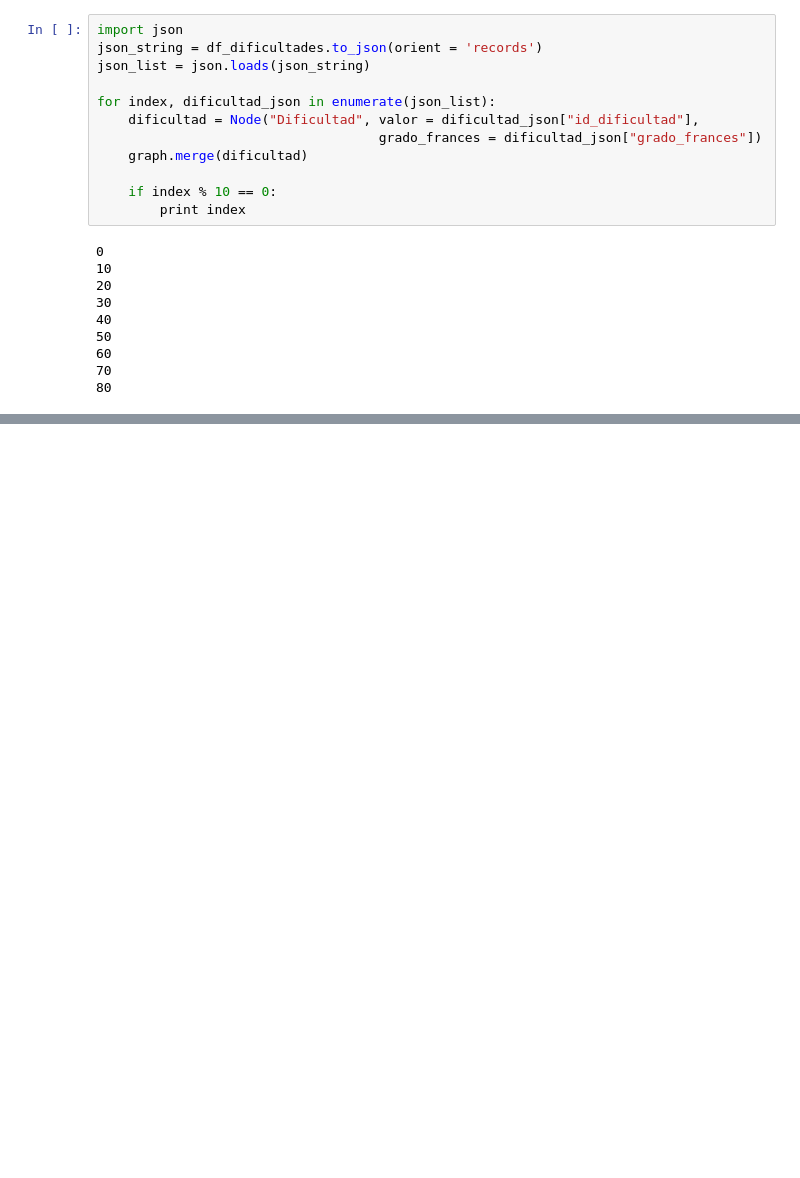
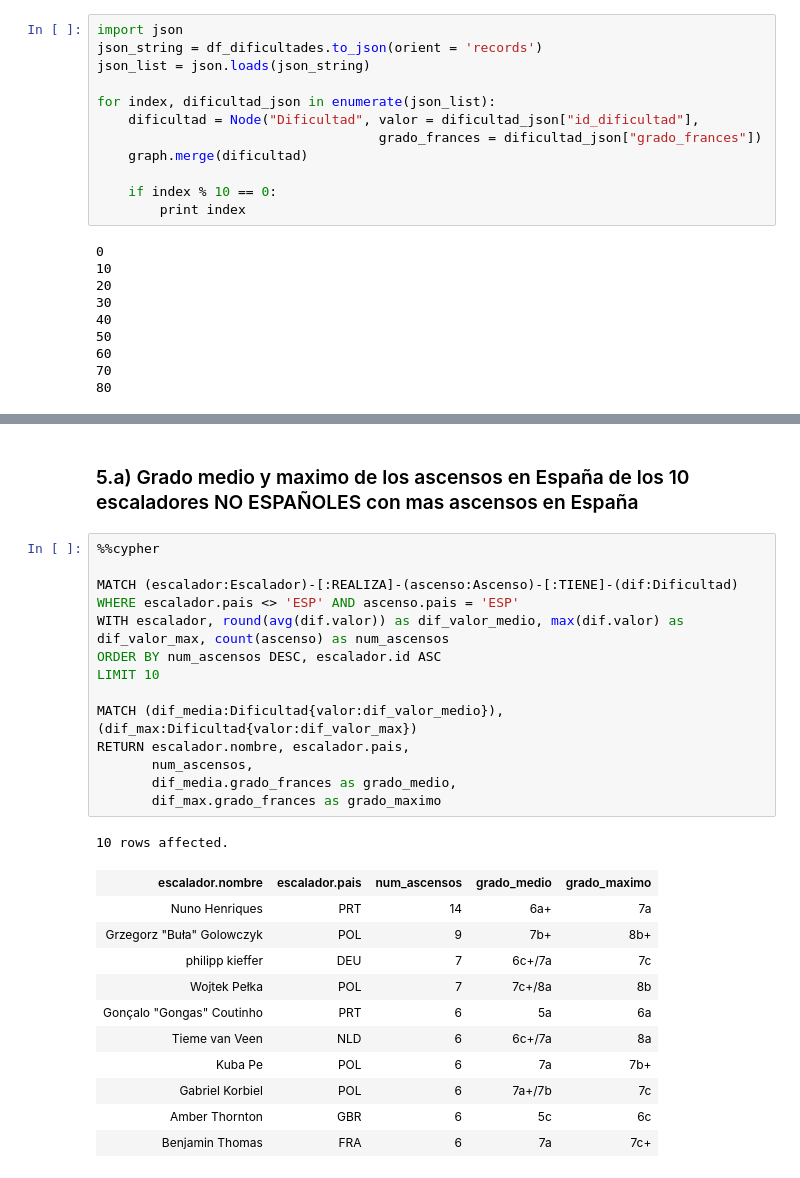
Before and after one commit to jmsanchezff/datahack_practica_bbdd, a Jupyter notebook: Neo4j.ipynb, the cells around one changed output, grey strips where cells are left out. Saved outputs shown, nothing was run; the diff lists cells and outputs as text; blank space fills up the shorter version.

```diff
--- a/Neo4j.ipynb
+++ b/Neo4j.ipynb
@@ -153,0 +307,29 @@ df_ascensos[df_ascensos['nombre_via']=='RED BULL']
+# %% [markdown]
+### 5.a) Grado medio y maximo de los ascensos en España de los 10 escaladores NO ESPAÑOLES con mas ascensos en España
+# %%
+%%cypher
+
+MATCH (escalador:Escalador)-[:REALIZA]-(ascenso:Ascenso)-[:TIENE]-(dif:Dificultad)
+WHERE escalador.pais <> 'ESP' AND ascenso.pais = 'ESP'
+WITH escalador, round(avg(dif.valor)) as dif_valor_medio, max(dif.valor) as dif_valor_max, count(ascenso) as num_ascensos
+ORDER BY num_ascensos DESC, escalador.id ASC
+LIMIT 10
+
+MATCH (dif_media:Dificultad{valor:dif_valor_medio}), (dif_max:Dificultad{valor:dif_valor_max})
+RETURN escalador.nombre, escalador.pais,
+       num_ascensos,
+       dif_media.grado_frances as grado_medio,
+       dif_max.grado_frances as grado_maximo
+# %% [output]
+10 rows affected.
+| escalador.nombre | escalador.pais | num_ascensos | grado_medio | grado_maximo |
+| Nuno Henriques | PRT | 14 | 6a+ | 7a |
+| Grzegorz "Buła" Golowczyk | POL | 9 | 7b+ | 8b+ |
+| philipp kieffer | DEU | 7 | 6c+/7a | 7c |
+| Wojtek Pełka | POL | 7 | 7c+/8a | 8b |
+| Gonçalo "Gongas" Coutinho | PRT | 6 | 5a | 6a |
+| Tieme van Veen | NLD | 6 | 6c+/7a | 8a |
+| Kuba Pe | POL | 6 | 7a | 7b+ |
+| Gabriel Korbiel | POL | 6 | 7a+/7b | 7c |
+| Amber Thornton | GBR | 6 | 5c | 6c |
+| Benjamin Thomas | FRA | 6 | 7a | 7c+ |
```
Also changed, not shown: parts of 39 cells of this notebook, 2 other files.
